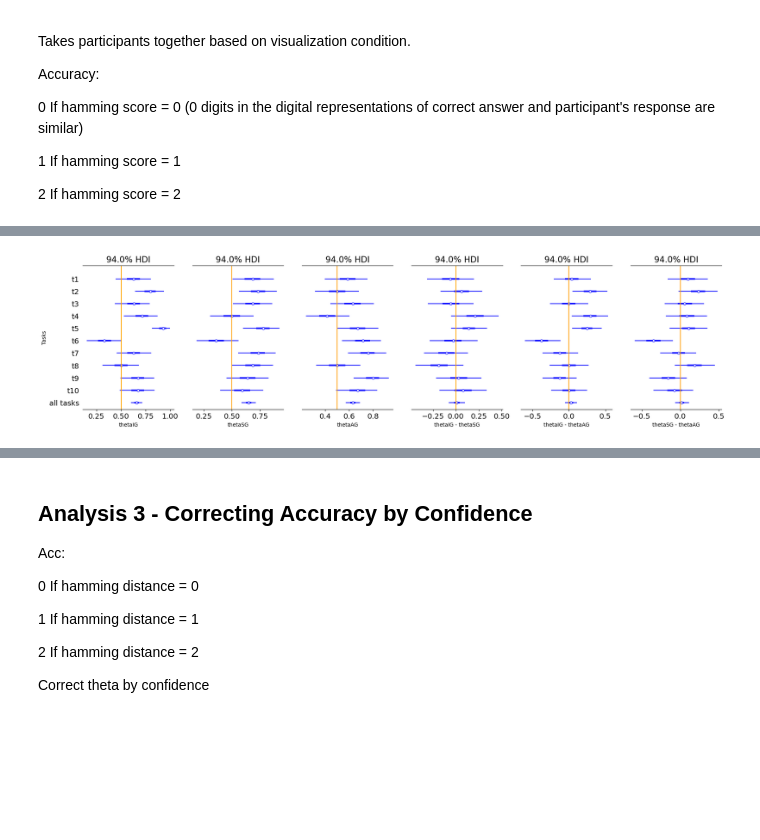
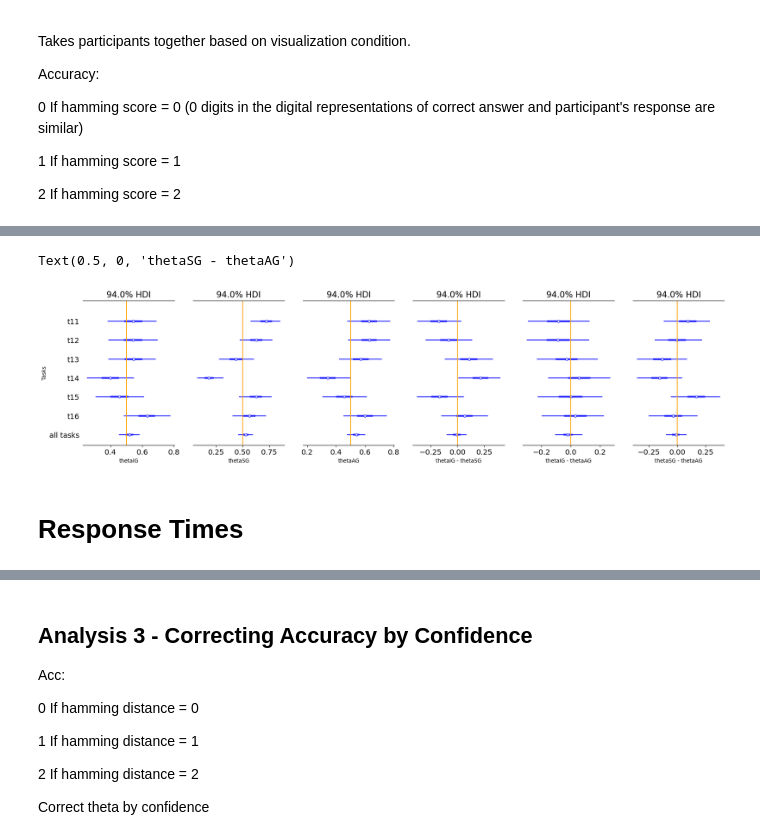
Before and after one commit to evdoxiataka/simulated_interventions_study_analysis, a Jupyter notebook: analysis.ipynb, the cells around one changed output, grey strips where cells are left out. Cells and saved outputs as stored; diff of their text form; code cells hidden in the pictures; blank space fills up the shorter version.

```diff
--- a/analysis.ipynb
+++ b/analysis.ipynb
@@ -983,13 +975,13 @@ Accuracy:
 2  If hamming score = 2
 # %%
 ## number of trials (available options) per task in TT1
-n_i = [2
+n_i = [3
        for t,value in answ_sc_i_interv_T2.items()
        for j in value]
-n_s = [2
+n_s = [3
        for t,value in answ_sc_s_interv_T2.items()
        for j in value]
-n_a = [2
+n_a = [3
        for t,value in answ_sc_a_interv_T2.items()
        for j in value]
 n = n_i+n_s+n_a
@@ -1014,11 +1006,11 @@ t_indices_a = [t_ids['T2'].index(t)
 t_indices = t_indices_a+t_indices_s+t_indices_a
 ## extension for 'all'
 for i in range(len(n_i)):
-    n.append(2)
+    n.append(3)
 for i in range(len(n_s)):
-    n.append(2)
+    n.append(3)
 for i in range(len(n_a)):
-    n.append(2)
+    n.append(3)
 #
 for t,value in answ_sc_i_interv_T2.items():
     for j in value:
@@ -1042,13 +1034,13 @@ for _,value in answ_sc_a_interv_T2.items():
 ## extension for 'atomic', 'shift', 'variance'
 for t,value in answ_sc_i_interv_T2.items():
     for j in value:
-        n.append(2)
+        n.append(3)
 for t,value in answ_sc_s_interv_T2.items():
     for j in value:
-        n.append(2)
+        n.append(3)
 for t,value in answ_sc_a_interv_T2.items():
     for j in value:
-        n.append(2)
+        n.append(3)
 #
 t_atomic = ['t11','t12']
 t_shift = ['t13','t14']
@@ -1094,7 +1086,7 @@ t_id.append('all')
 t_id.append('atomic')
 t_id.append('shift')
 t_id.append('variance')
-# trace_acc_T2_mco_m1, pp_acc_T2_mco_m1 = get_inference_MCO_model1(ans,
-#                                                 n,
-#                                                 t_indices,
-#                                                 t_id)
+trace_acc_T2_mco_m1, pp_acc_T2_mco_m1 = get_inference_MCO_model1(ans,
+                                                n,
+                                                t_indices,
+                                                t_id)
@@ -1129,13 +1130,13 @@ Accuracy:
 2  If hamming score = 2
 # %%
 ## number of trials (available options) per task in TT1
-n_i = [2
+n_i = [3
        for t,value in answ_sc_i_interv_T2.items()
        for j in value]
-n_s = [2
+n_s = [3
        for t,value in answ_sc_s_interv_T2.items()
        for j in value]
-n_a = [2
+n_a = [3
        for t,value in answ_sc_a_interv_T2.items()
        for j in value]
 ## interactive, static, animated answers
@@ -1157,11 +1158,11 @@ t_indices_a = [t_ids['T2'].index(t)
                for j in value]
 ## extension for 'all'
 for i in range(len(n_i)):
-    n_i.append(2)
+    n_i.append(3)
 for i in range(len(n_s)):
-    n_s.append(2)
+    n_s.append(3)
 for i in range(len(n_a)):
-    n_a.append(2)
+    n_a.append(3)
 #
 for t,value in answ_sc_i_interv_T2.items():
     for j in value:
@@ -1200,37 +1203,39 @@ NUTS: [thetaAG, thetaSG, thetaIG]
 import arviz as az
 import matplotlib.pyplot as plt
 fig, ax = plt.subplots(1, 6, figsize=(22, 5))
-ai = az.from_pymc3(trace_acc_T1_mco_m2)
+ai = az.from_pymc3(trace_acc_T2_mco_m2)
 prob = 0.94
 az.plot_forest(ai['posterior']['thetaIG'], ax = ax[0], combined = True, hdi_prob = prob, colors = 'blue')
 ax[0].vlines(x = 0.5, ymin = -1, ymax = 15, colors = 'orange')
 az.plot_forest(ai['posterior']['thetaSG'], ax = ax[1], combined = True, hdi_prob = prob, colors = 'blue')
 ax[1].vlines(x = 0.5, ymin = -1, ymax = 15, colors = 'orange')
 az.plot_forest(ai['posterior']['thetaAG'], ax = ax[2], combined = True, hdi_prob = prob, colors = 'blue')
 ax[2].vlines(x = 0.5, ymin = -1, ymax = 15, colors = 'orange')
 az.plot_forest(ai['posterior']['difference of thetas IG-SG'], ax = ax[3], combined = True, hdi_prob = prob, colors = 'blue')
 ax[3].vlines(x = 0, ymin = -1, ymax = 15, colors = 'orange')
 az.plot_forest(ai['posterior']['difference of thetas IG-AG'], ax = ax[4], combined = True, hdi_prob = prob, colors = 'blue')
 ax[4].vlines(x = 0, ymin = -1, ymax = 15, colors = 'orange')
 az.plot_forest(ai['posterior']['difference of thetas SG-AG'], ax = ax[5], combined = True, hdi_prob = prob, colors = 'blue')
 ax[5].vlines(x = 0, ymin = -1, ymax = 15, colors = 'orange')
 
 ##
-# ax[0].set_yticklabels(['variance','shift','atomic','all','t10','t9','t8','t7','t6','t5','t4','t3','t2','t1'])
-ax[0].set_yticklabels(['all tasks','t10','t9','t8','t7','t6','t5','t4','t3','t2','t1'])
+ax[0].set_yticklabels(['all tasks','t16','t15','t14','t13','t12','t11'])
 ax[1].get_yaxis().set_visible(False)
 ax[2].get_yaxis().set_visible(False)
 ax[3].get_yaxis().set_visible(False)
 ax[4].get_yaxis().set_visible(False)
 ax[5].get_yaxis().set_visible(False)
 ax[0].set_ylabel("Tasks")
 ##
 ax[0].set_xlabel("thetaIG")
 ax[1].set_xlabel("thetaSG")
 ax[2].set_xlabel("thetaAG")
 ax[3].set_xlabel("thetaIG - thetaSG")
 ax[4].set_xlabel("thetaIG - thetaAG")
 ax[5].set_xlabel("thetaSG - thetaAG")
 # plt.savefig('ch6_Fig11_d.svg',dpi=300)
 # %% [output]
+Text(0.5, 0, 'thetaSG - thetaAG')
-[figure, old version]
+[figure, new version]
+# %% [markdown]
+# Response Times
```
Also changed, not shown: parts of 18 cells of this notebook, 1 other file.
